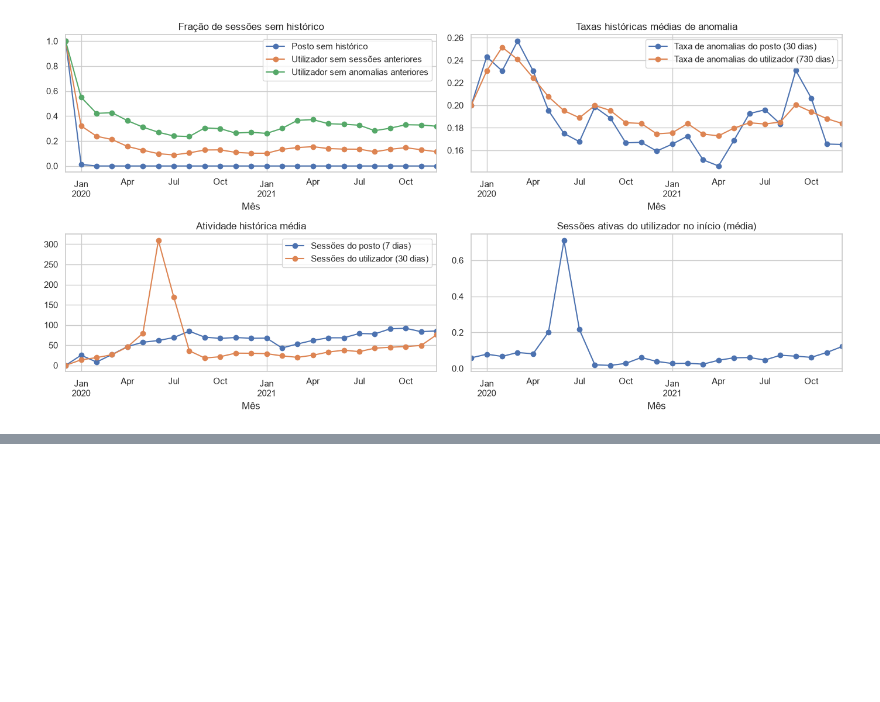
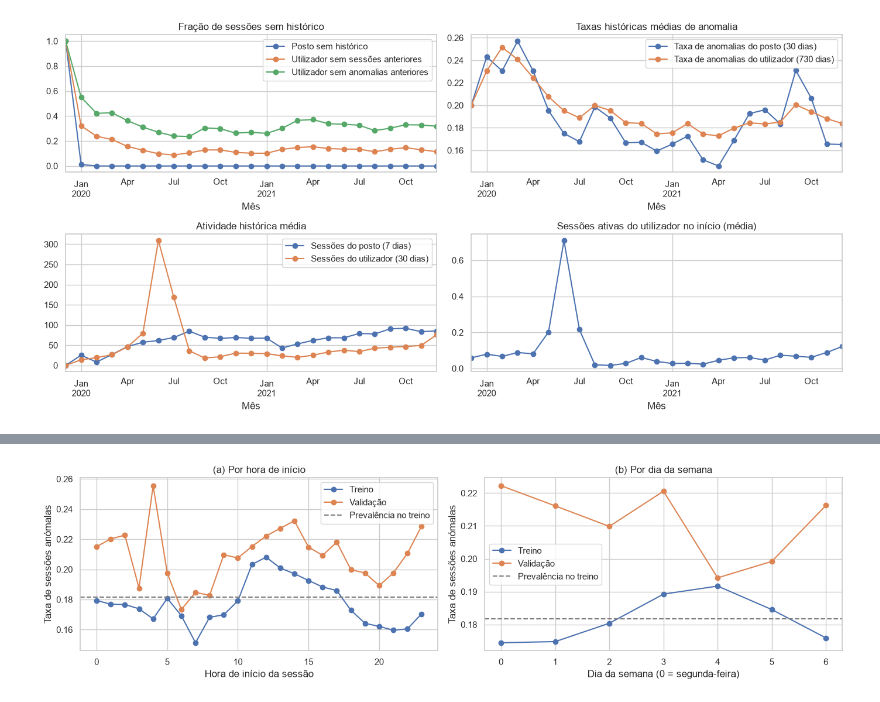
Before and after one commit to 1231478-Ellah-Fleischmann/MINDD-PROJETO, a Jupyter notebook: task1.ipynb, the cells around one changed output, grey strips where cells are left out. Saved outputs shown, nothing was run; the diff lists cells and outputs as text; code cells hidden in the pictures; blank space fills up the shorter version.

```diff
--- a/task1.ipynb
+++ b/task1.ipynb
@@ -1229,0 +1254,14 @@ plt.show()
+# %%
+base = train["is_Abnormal"].mean()
+fig, ax = plt.subplots(1, 2, figsize=(14, 4))
+for a, c, xl, tt in zip(ax, ["hour", "dow"],
+                        ["Hora de início da sessão", "Dia da semana (0 = segunda-feira)"],
+                        ["(a) Por hora de início", "(b) Por dia da semana"]):
+    train.groupby(c)["is_Abnormal"].mean().plot(ax=a, marker="o", label="Treino")
+    val.groupby(c)["is_Abnormal"].mean().plot(ax=a, marker="o", label="Validação")
+    a.axhline(base, color="gray", ls="--", label="Prevalência no treino")
+    a.set_xlabel(xl); a.set_ylabel("Taxa de sessões anómalas"); a.set_title(tt); a.legend()
+plt.tight_layout()
+plt.show()
+# %% [output]
+[figure, added]
```
Also changed, not shown: parts of 1 cell of this notebook.
